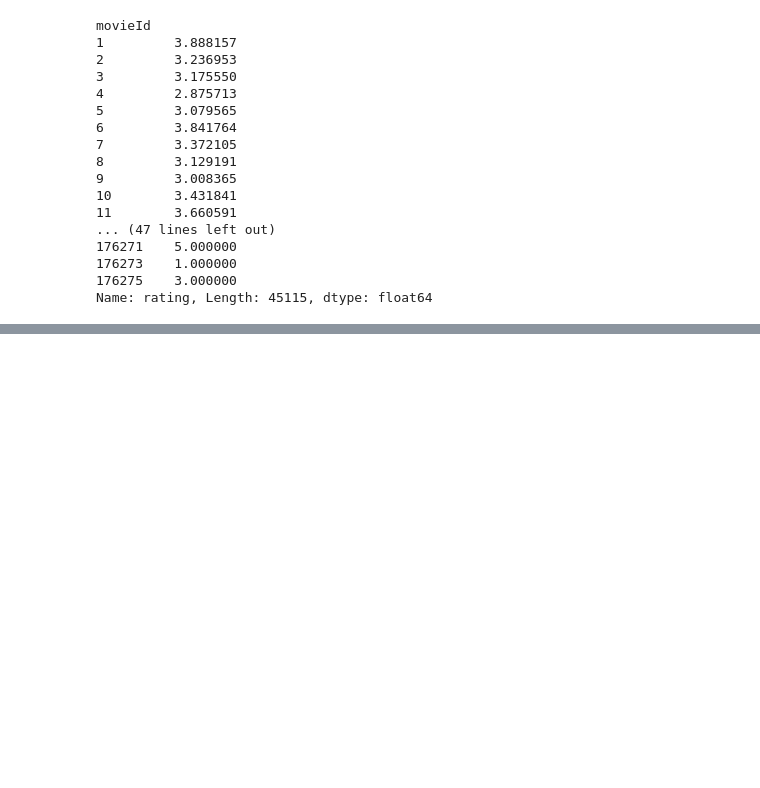
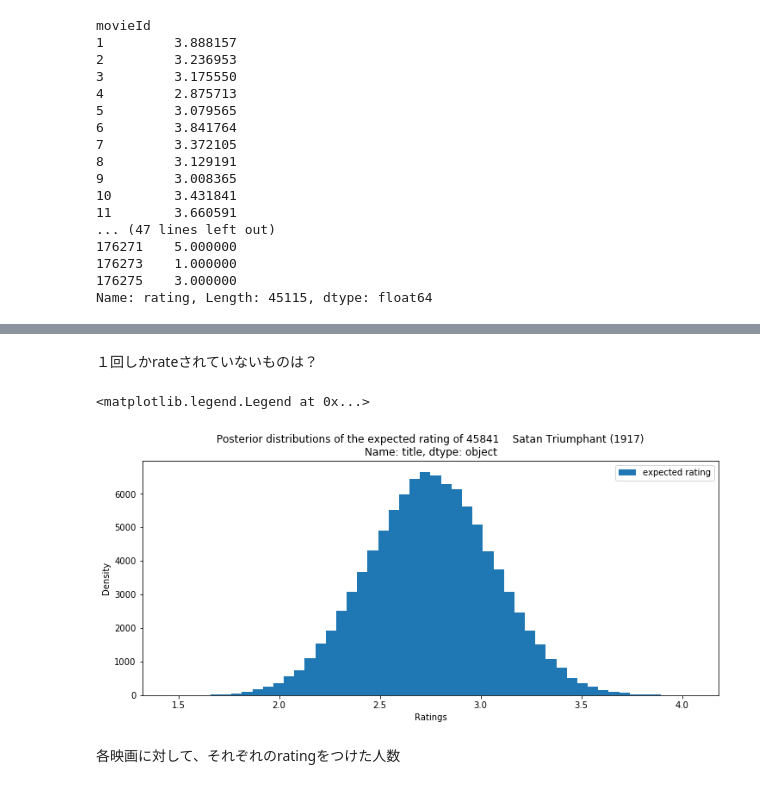
Before and after one commit to gci-team4/movie_yoshida, a Jupyter notebook: MovieLens.ipynb, the cells around one changed output, grey strips where cells are left out. Drawn from its saved outputs; the diff is of its cells as text; code cells hidden in the pictures; blank space fills up the shorter version.

```diff
--- a/MovieLens.ipynb
+++ b/MovieLens.ipynb
@@ -128,0 +264,19 @@ ratings['time_year'] = ratings.timestamp/(60*60*24*365) + 1970
+# %% [markdown]
+１回しかrateされていないものは？
+# %%
+n = 176275
+observations = np.array(ratings[ratings.movieId==n].rating.value_counts().sort_index())
+prior_parameters = np.array([1,1,1,1,1,1,1,1,1,1])
+posterior_samples = dirichlet(prior_parameters + observations, size=100000)
+
+posterior_expected_rating = expected_rating(posterior_samples)
+plt.hist(posterior_expected_rating, histtype='stepfilled', bins=50, label='expected rating')
+plt.xlabel('Ratings')
+plt.ylabel('Density')
+plt.title('Posterior distributions of the expected rating of %s' %movies[movies.movieId==n].title)
+plt.legend()
+# %% [output]
+<matplotlib.legend.Legend at 0x...>
+[figure, added]
+# %% [markdown]
+各映画に対して、それぞれのratingをつけた人数
```
Also changed, not shown: parts of 22 cells of this notebook.
